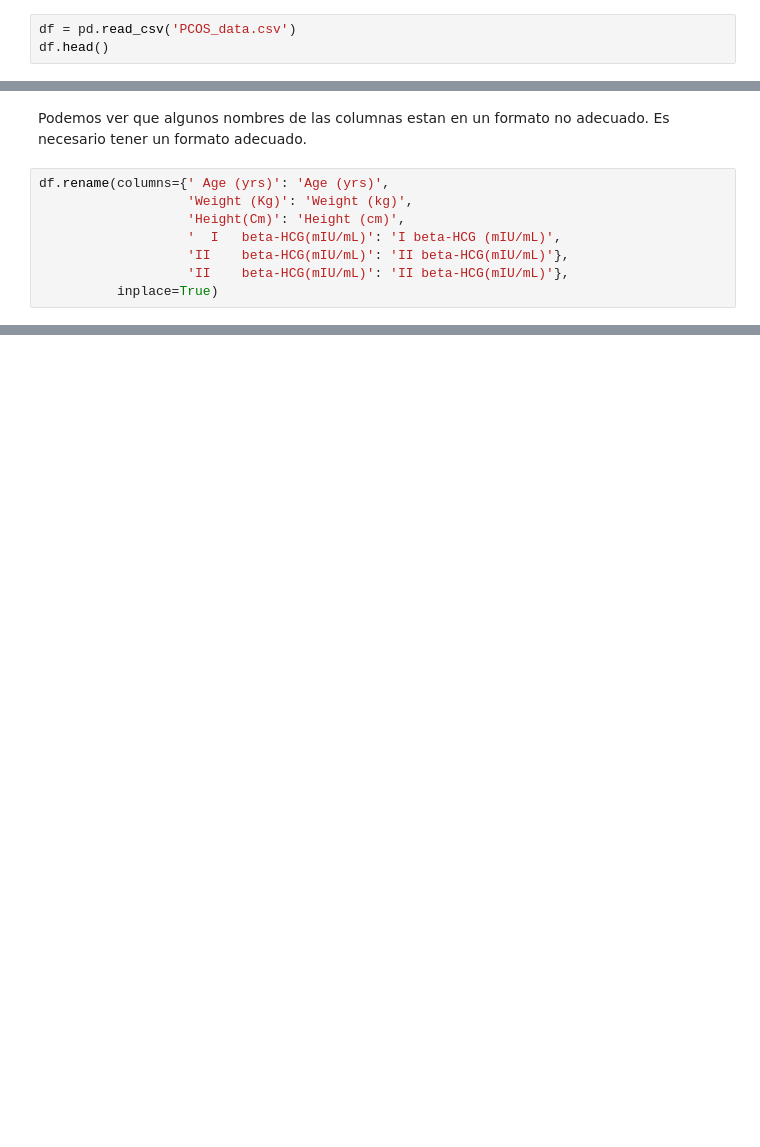
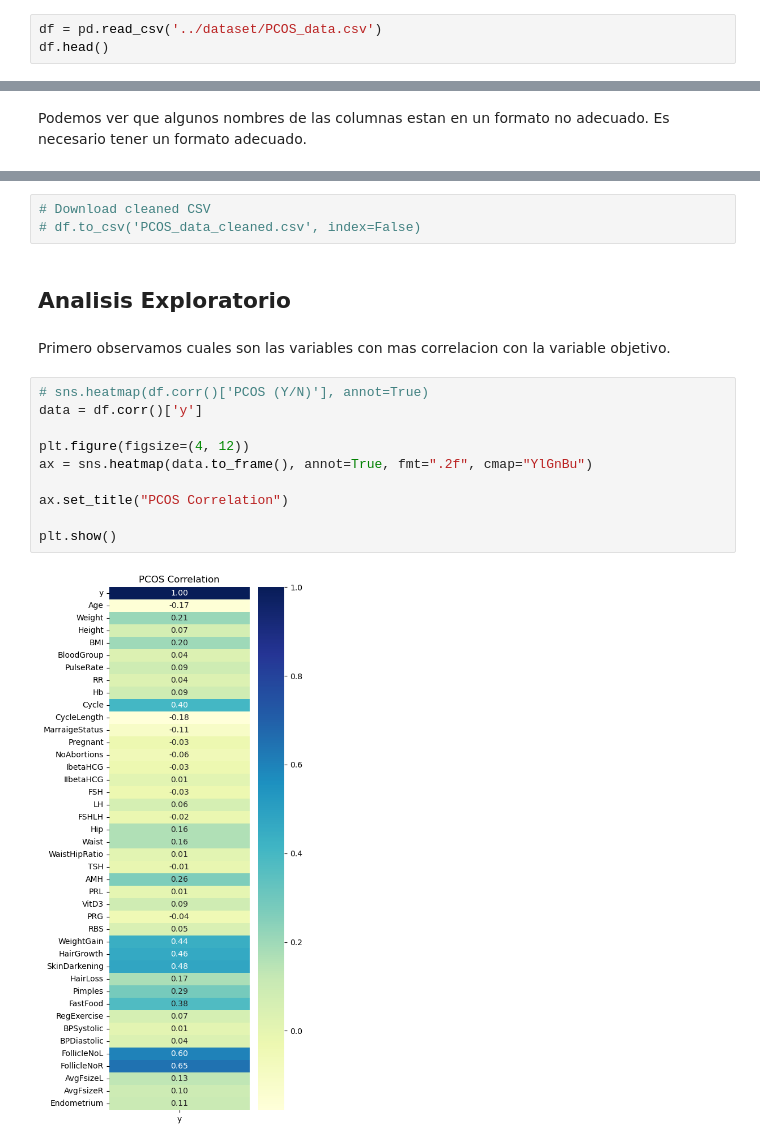
Before and after one commit to Martin-carrizalez/CHATBOT-SOP-CON-IMG, a Jupyter notebook: EDA/analysis1.1.ipynb, the cells around one changed output, grey strips where cells are left out. Saved outputs shown, nothing was run; the diff lists cells and outputs as text; blank space fills up the shorter version.

Commit message:
Finished EDA and updated dataset cleaned again.

```diff
--- a/EDA/analysis1.1.ipynb
+++ b/EDA/analysis1.1.ipynb
@@ -10,7 +14,7 @@ import matplotlib.pyplot as plt
 # %% [markdown]
 ## Importacion de Datos
 # %%
-df = pd.read_csv('PCOS_data.csv')
+df = pd.read_csv('../dataset/PCOS_data.csv')
 df.head()
 # %% [output]
 |  | PCOS (Y/N) | Age (yrs) | Weight (Kg) | Height(Cm) | BMI | Blood Group | Pulse rate(bpm) | ... |
@@ -104,10 +85,2 @@ Endometrium (mm)
 # %% [markdown]
 Podemos ver que algunos nombres de las columnas estan en un formato no adecuado. Es necesario tener un formato adecuado.
-# %%
-df.rename(columns={' Age (yrs)': 'Age (yrs)',
-                   'Weight (Kg)': 'Weight (kg)',
-                   'Height(Cm)': 'Height (cm)',
-                   '  I   beta-HCG(mIU/mL)': 'I beta-HCG (mIU/mL)',
-                   'II    beta-HCG(mIU/mL)': 'II beta-HCG(mIU/mL)'},
-                   'II    beta-HCG(mIU/mL)': 'II beta-HCG(mIU/mL)'},
-          inplace=True)
@@ -113,0 +222,19 @@ df.rename(columns={' Age (yrs)': 'Age (yrs)',
+# %%
+# Download cleaned CSV
+# df.to_csv('PCOS_data_cleaned.csv', index=False)
+# %% [markdown]
+## Analisis Exploratorio
+# %% [markdown]
+Primero observamos cuales son las variables con mas correlacion con la variable objetivo.
+# %%
+# sns.heatmap(df.corr()['PCOS (Y/N)'], annot=True)
+data = df.corr()['y']
+
+plt.figure(figsize=(4, 12))
+ax = sns.heatmap(data.to_frame(), annot=True, fmt=".2f", cmap="YlGnBu")
+
+ax.set_title("PCOS Correlation")
+
+plt.show()
+# %% [output]
+[figure, added]
```
Also changed, not shown: parts of 31 cells of this notebook, 2 other files.
